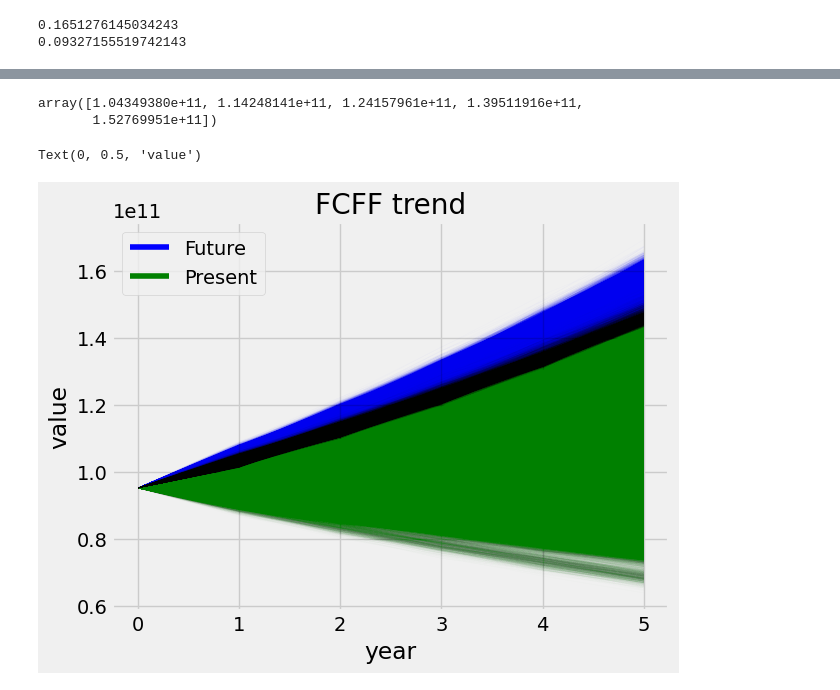
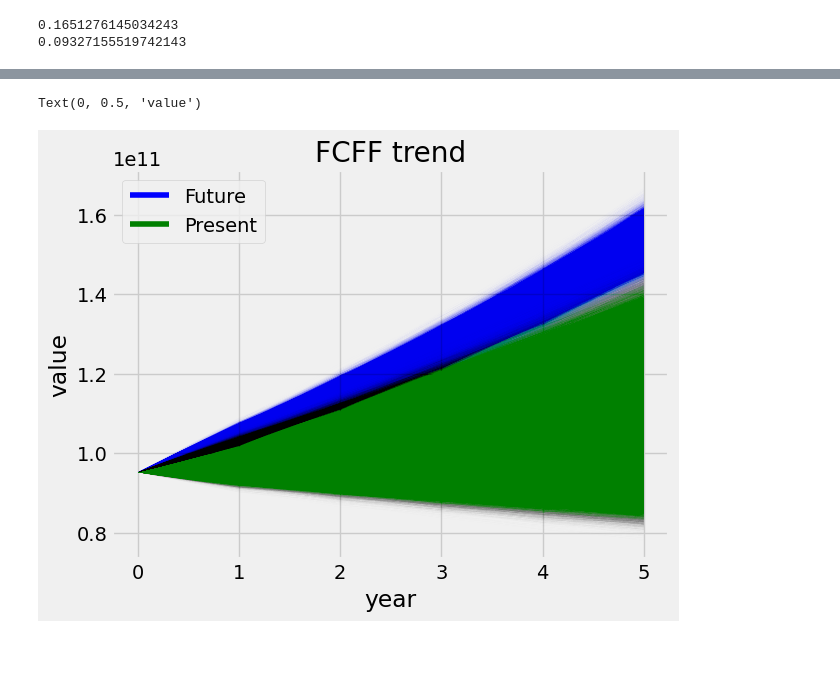
Before and after one commit to wakamatsuikuma/Learning, a Jupyter notebook: montecalro_DCF/notebook/monte_carlo_simulation_with_bayes.ipynb, the cells around one changed output, grey strips where cells are left out. Drawn from its saved outputs; the diff is of its cells as text; code cells hidden in the pictures; blank space fills up the shorter version.

```diff
--- a/montecalro_DCF/notebook/monte_carlo_simulation_with_bayes.ipynb
+++ b/montecalro_DCF/notebook/monte_carlo_simulation_with_bayes.ipynb
@@ -365,7 +297,11 @@ pd.Series(sampling_beta).hist()
 n_select = 500
 
 # get extracted parameter
-sampled_list = np.random.choice(sort_beta_li, n_select, replace=False)
+sampled_beta = np.random.choice(sort_beta_li, n_select, replace=False)
 
-pd.Series(sampled_list).hist()
+fig, ax = plt.subplots()
+ax.hist(sampled_beta, bins=20, edgecolor='black')
+ax.set_title('Distribution of β')
+ax.set_xlabel('β')
+ax.set_ylabel('Frequency')
 # %% [output]
@@ -398,5 +335,4 @@ print(cost_of_debt)
 0.09327155519742143
 # %%
 # cost of equity
-cost_of_equity_li = np.array(sampled_list) * market_portforio + risk_free_rate
-print(cost_of_equity_li)
+cost_of_equity_li = np.array(sampled_beta) * market_portforio + risk_free_rate
@@ -454,20 +369,20 @@ wacc_li
 # %%
-# ===パラメータ設定===
+# ===Set Parameters===
 
 
-# 任意に設定: 固定値
-num_scenarios = 1000 # 生成するシナリオの数(シミュレーション回数)
-prediction_period = 5 # キャッシュフロー予測期間（年）
-growth_rate = 0.1 # 成長率
+# Fixed
+num_scenarios = 500 # n Scenarios(n Simulation Runs)
+prediction_period = 5 # Cash Flow Forecast Period (Years)
+growth_rate = 0.1 # Growth Rate
 
-# 任意に設定: 不確実性あり
-std_growth_rate = 0.1 # 成長率の変動
-terminal_growth_rata = 0.01 # 永久成長率
+# Uncertainty
+std_growth_rate = 0.1 # Volatility　in Growth Rate
+terminal_growth_rata = 0.0 # Perpetual Growth Rate
 
 
-# 協和キリン株式会社のxxxx年xx月度の決算情報を使用
-# フリーキャッシュフローの要素
+# Refer to Annual Securities Report for the Fiscal Year Ending December 2023
+# Elements of Free Cash Flow
 cf_operating_act = 115551*1e6
 cf_investing_act = -20382*1e6
-initial_FCFF = cf_operating_act + cf_investing_act # 開始FCFE
+initial_FCFF = cf_operating_act + cf_investing_act #　initial FCFE
 # %%
@@ -541,30 +441,25 @@ array([[1.04349380e+11, 1.14248141e+11, 1.24157961e+11, 1.39511916e+11,
-# %%
-future_FCFF_array[0]
-# %% [output]
-array([1.04349380e+11, 1.14248141e+11, 1.24157961e+11, 1.39511916e+11,
-       1.52769951e+11])
 # %%
-# グラフを作成
+# Trend
 fig, ax = plt.subplots()
 
-# 将来キャッシュフローの推移
+# Future Value
 for row in future_FCFF_array:
     line_data = np.insert(row, 0, initial_FCFF)
-    ax.plot(line_data, color="blue", linewidth=0.5, alpha=0.01)
+    ax.plot(line_data, color="blue", linewidth=0.5, alpha=0.005)
 
-# # 将来キャッシュフローを現在価値に直した場合の推移
+# Present Value
 for row in present_FCFF_array:
     line_data = np.insert(row, 0, initial_FCFF)
-    ax.plot(line_data, color="green", linewidth=0.5, alpha=0.01)
+    ax.plot(line_data, color="green", linewidth=0.5, alpha=0.005)
 
-# 凡例を追加
+# add legend
 legend_elements = [Line2D([0], [0], color='blue', label='Future'),
                    Line2D([0], [0], color='green', label='Present')]
 ax.legend(handles=legend_elements, loc='upper left')
 
 ax.set_title('FCFF trend')
 ax.set_xlabel('year')
 ax.set_ylabel('value')
 # %% [output]
 Text(0, 0.5, 'value')
-[figure, old version]
+[figure, new version]
```
Also changed, not shown: parts of 30 cells of this notebook.
